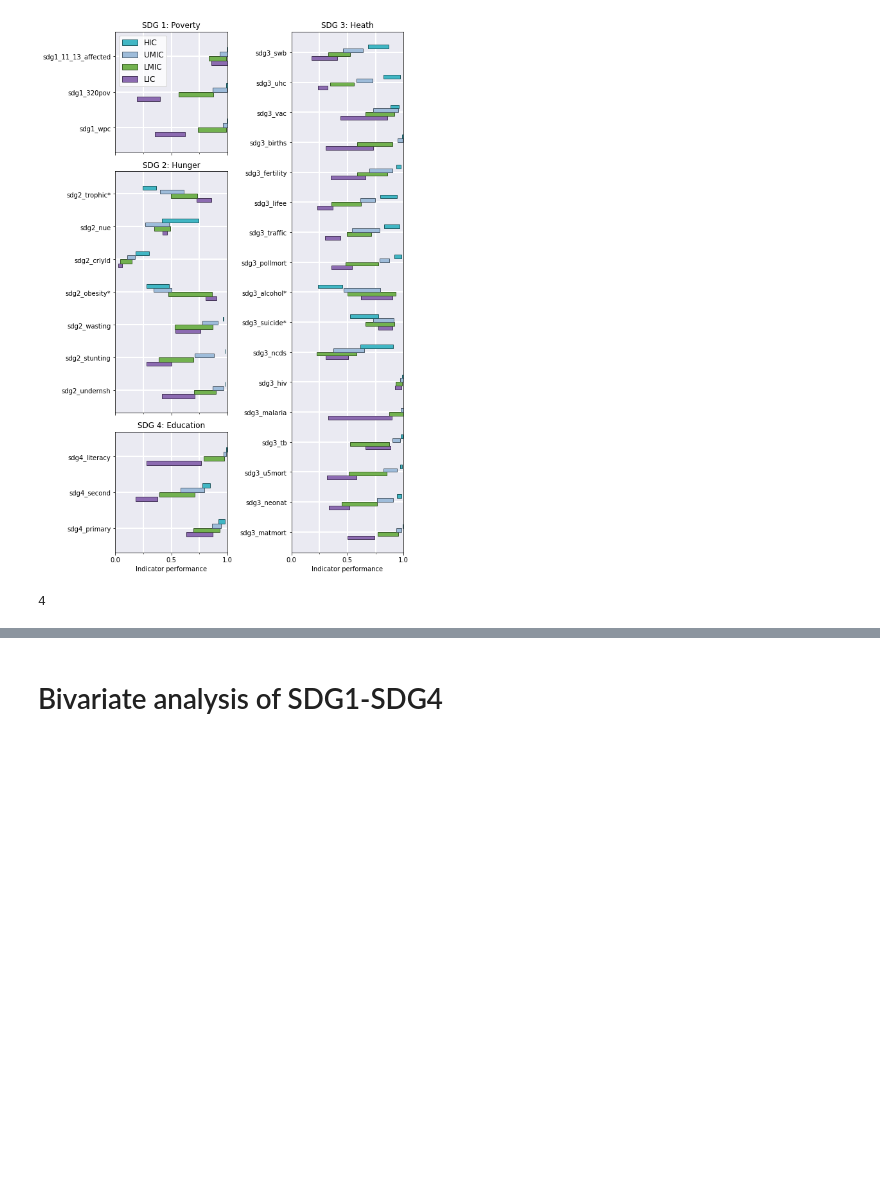
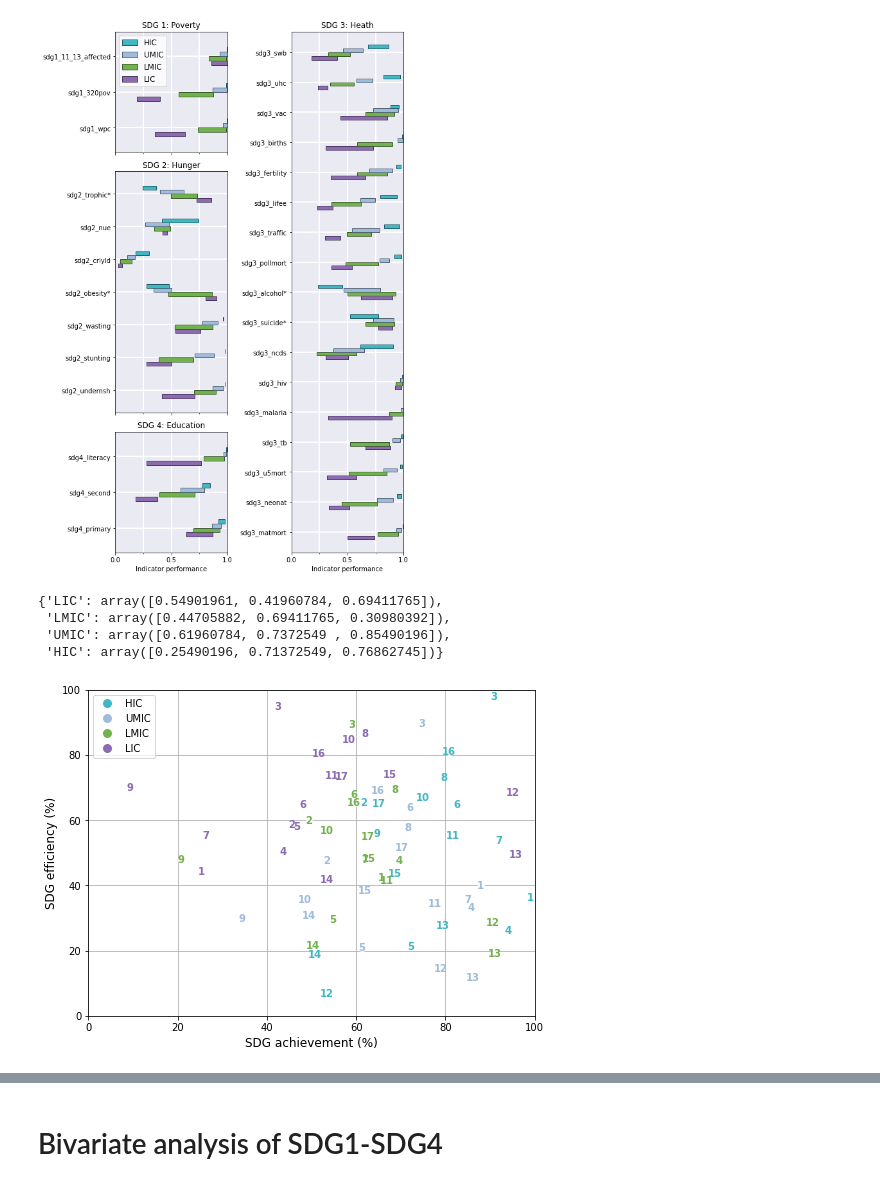
Before and after one commit to emcmd/sdg-dea, a Jupyter notebook: exploratory_analysis.ipynb, the cells around one changed output, grey strips where cells are left out. Drawn from its saved outputs; the diff is of its cells as text; code cells hidden in the pictures; blank space fills up the shorter version.

```diff
--- a/exploratory_analysis.ipynb
+++ b/exploratory_analysis.ipynb
@@ -328,7 +329,53 @@ axes[0].legend(handles=patches, fontsize=12)
 plt.savefig('figures/ind_performance_all.jpg', bbox_inches='tight', dpi=600)
 # %% [output]
 [figure]
-# %%
-ax
-# %% [output]
-4
+# %%
+eff = pd.read_csv(Path('analysis_data/eff_io.csv'), index_col=0)
+mean_eff = eff.groupby(by=inds_econ['Income Group in 2019']).mean()
+mean_eff.columns = [int(jj[3:]) for jj in mean_eff.columns]
+# %%
+cmap
+cmap_dict = {'LIC':cmap[0, :],
+            'LMIC':cmap[1, :],
+            'UMIC':cmap[2, :],
+            'HIC':cmap[3, :]}
+# %%
+cmap_dict
+# %% [output]
+{'LIC': array([0.54901961, 0.41960784, 0.69411765]),
+ 'LMIC': array([0.44705882, 0.69411765, 0.30980392]),
+ 'UMIC': array([0.61960784, 0.7372549 , 0.85490196]),
+ 'HIC': array([0.25490196, 0.71372549, 0.76862745])}
+# %%
+from matplotlib.lines import Line2D
+fig, ax = plt.subplots(figsize=(8,6))
+
+for inc in mean_eff.index:
+    for sdg in mean_eff.columns:
+        ax.scatter(mean_progress.loc[inc, sdg], 100*mean_eff.loc[inc, sdg], c='w') # kept in so the kernel doesn't crash
+        ax.text(mean_progress.loc[inc, sdg], 100*mean_eff.loc[inc, sdg], s=str(sdg), c=cmap_dict[inc], label=inc, fontsize=10, fontweight='bold', ha='center', va=
+        'center')
+
+ax.set_axisbelow(True)
+ax.set_xticks([0, 20, 40, 60, 80, 100])
+ax.set_yticks([0, 20, 40, 60, 80, 100])
+ax.set_xlim(0,100)
+ax.set_ylim(0,100)
+ax.set_xlabel('SDG achievement (%)', fontsize=12)
+ax.set_ylabel('SDG efficiency (%)', fontsize=12)
+ax.grid()
+
+
+legend_elements = [Line2D([0], [0], marker='o', color='w', label='HIC',
+                          markerfacecolor=cmap[3, :], markersize=10),
+                    Line2D([0], [0], marker='o', color='w', label='UMIC',
+                          markerfacecolor=cmap[2, :], markersize=10),
+                    Line2D([0], [0], marker='o', color='w', label='LMIC',
+                          markerfacecolor=cmap[1, :], markersize=10),
+                    Line2D([0], [0], marker='o', color='w', label='LIC',
+                          markerfacecolor=cmap[0, :], markersize=10)]
+ax.legend(handles=legend_elements)
+
+plt.savefig('figures/num_scatter.svg', dpi=600)
+# %% [output]
+[figure, added]
```
Also changed, not shown: parts of 8 cells of this notebook.
